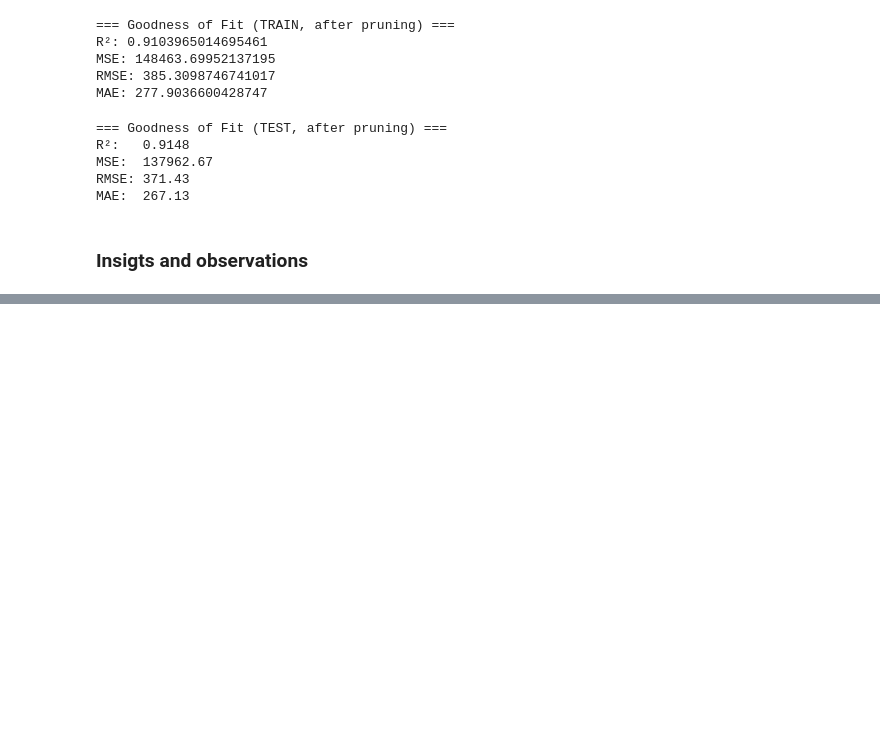
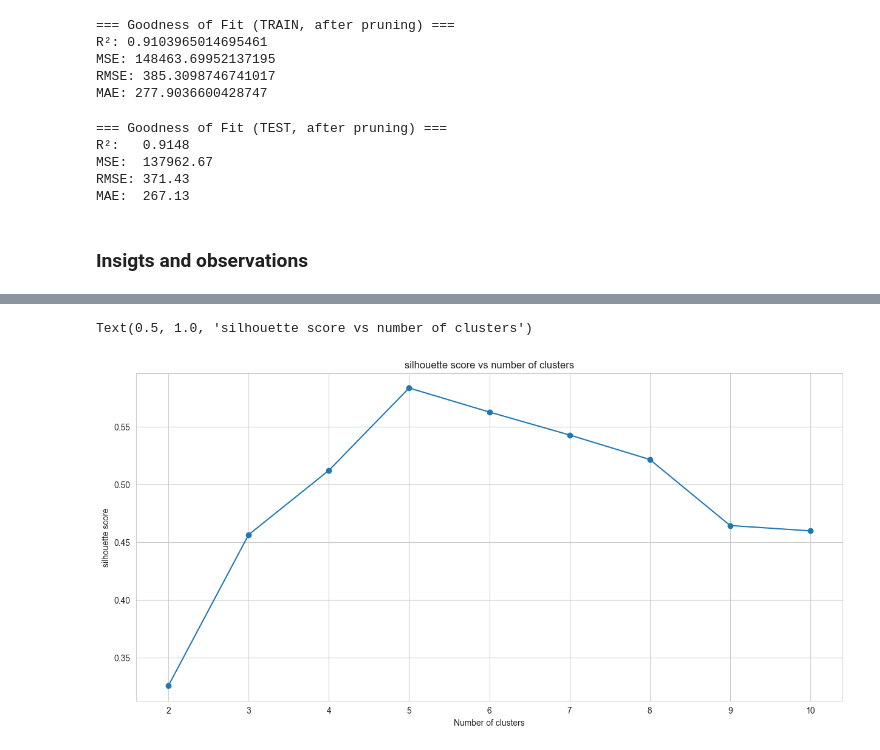
Before and after one commit to DimaBrikach/AdvancedAnalytics_Assignment, a Jupyter notebook: Dzmitry_Brykach_DA301_Assignment.ipynb, the cells around one changed output, grey strips where cells are left out. Saved outputs shown, nothing was run; the diff lists cells and outputs as text; code cells hidden in the pictures; blank space fills up the shorter version.

```diff
--- a/Dzmitry_Brykach_DA301_Assignment.ipynb
+++ b/Dzmitry_Brykach_DA301_Assignment.ipynb
@@ -620,0 +700,20 @@ MAE:  267.13
+# %%
+# determine the number of clusters via Silhouette
+
+sil = []
+kmax = 10
+for k in range(2,kmax+1):
+    kmeans = KMeans(n_clusters = k, random_state=42, init='k-means++', n_init=10, max_iter=300).fit(df3)
+    labels = kmeans.labels_
+    sil.append(silhouette_score(df3, labels, metric='euclidean'))
+
+#plot the sihlouette
+plt.figure(figsize=(15, 7))
+plt.plot(range(2,kmax+1), sil, marker='o')
+plt.xlabel('Number of clusters')
+plt.ylabel('silhouette score')
+plt.xlabel('Number of clusters')
+plt.title('silhouette score vs number of clusters')
+# %% [output]
+Text(0.5, 1.0, 'silhouette score vs number of clusters')
+[figure, added]
```
Also changed, not shown: parts of 28 cells of this notebook.
